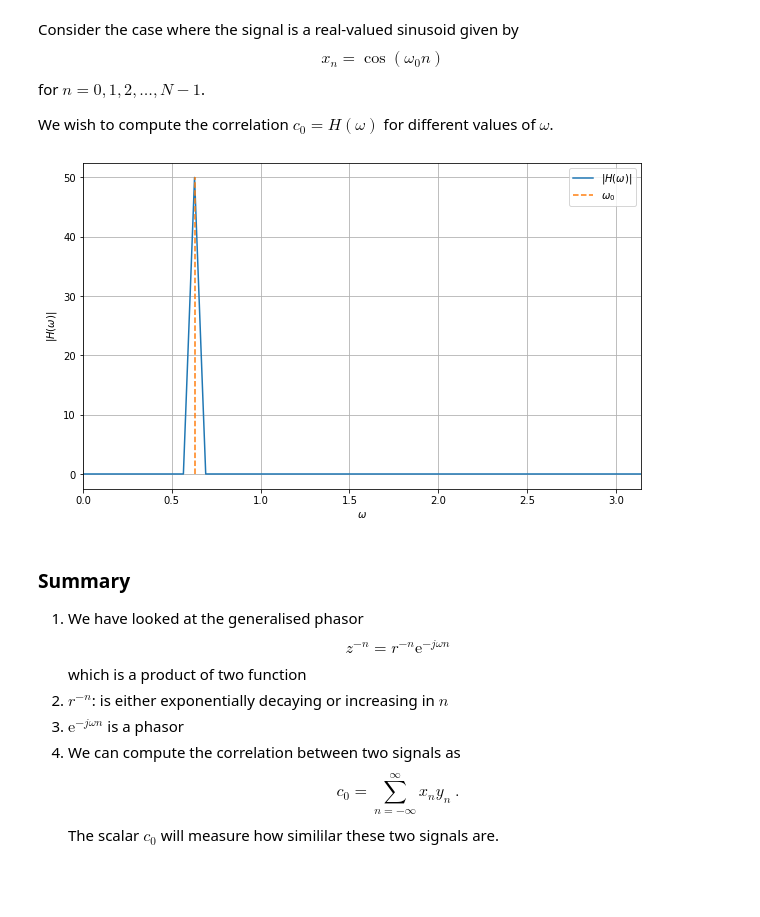
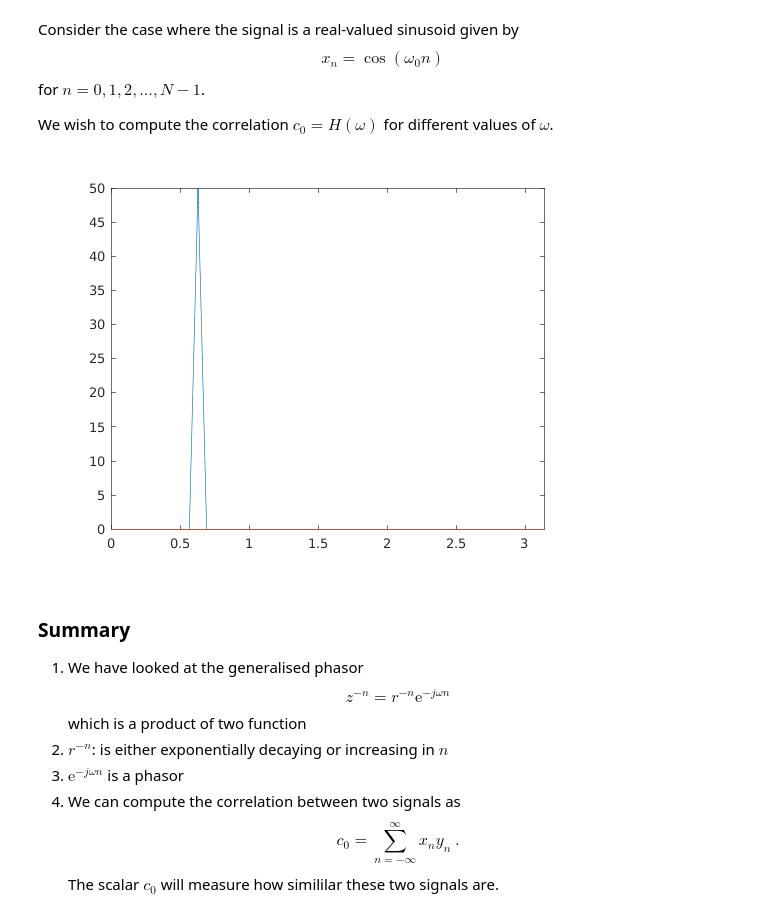
Before and after one commit to SMC-AAU-CPH/med4-ap-matlab, a Jupyter notebook: lecture6_More_About_Filters/apLecture6.ipynb, the cells around one changed output. Cells and saved outputs as stored; diff of their text form; code cells hidden in the pictures; blank space fills up the shorter version.

```diff
--- a/lecture6_More_About_Filters/apLecture6.ipynb
+++ b/lecture6_More_About_Filters/apLecture6.ipynb
@@ -145,28 +145,21 @@ for $n=0,1,2,\ldots, N-1$.
 
 We wish to compute the correlation $c_0 = H(\omega)$ for different values of $\omega$.
 # %%
-%matplotlib inline
-import numpy as np
-import matplotlib.pyplot as plt
-
-nData = 100
-samplingIndices = np.arange(nData)
-signalFreq = 2*np.pi*10/nData # radians/sample
-signal = np.cos(signalFreq*samplingIndices)
+nData = 100;
+samplingIndices = 0:nData-1;
+signalFreq = 2*pi*10/nData; % radians/sample
+signal = cos(signalFreq*samplingIndices);
 # %%
-freqGrid = 2*np.pi*np.arange(nData)/nData
-correlation = np.zeros(nData)+1j*np.zeros(nData)
-for ii in np.arange(nData):
-    phasor = np.exp(-1j*freqGrid[ii]*samplingIndices)
-    correlation[ii] = np.sum(signal*phasor)
+freqGrid = 2*pi*samplingIndices/nData;
+correlation = zeros(nData)+j*zeros(nData);
+for ii = 1:nData
+    phasor = exp(-1*j*freqGrid(ii)*samplingIndices);
+    correlation(ii) = signal*phasor';
+end
-# %%
-plt.figure(figsize=(10,6))
-plt.plot(freqGrid, np.abs(correlation), label='$|H(\omega)|$')
-plt.plot(np.array([signalFreq,signalFreq]),np.array([0,nData/2]), '--', label='$\omega_0$')
-plt.grid(True), plt.xlabel('$\omega$'), plt.ylabel('$|H(\omega)|$')
-plt.xlim((0,np.pi)), plt.legend();
-# %% [output]
-[figure, removed]
+# %%
+plot(freqGrid, abs(correlation)); ax = gca;ax.XLim = [0 pi];
+# %% [output]
+[figure, added]
 # %% [markdown]
 ### Summary
 1. We have looked at the generalised phasor
```
Also changed, not shown: parts of 5 cells of this notebook.
